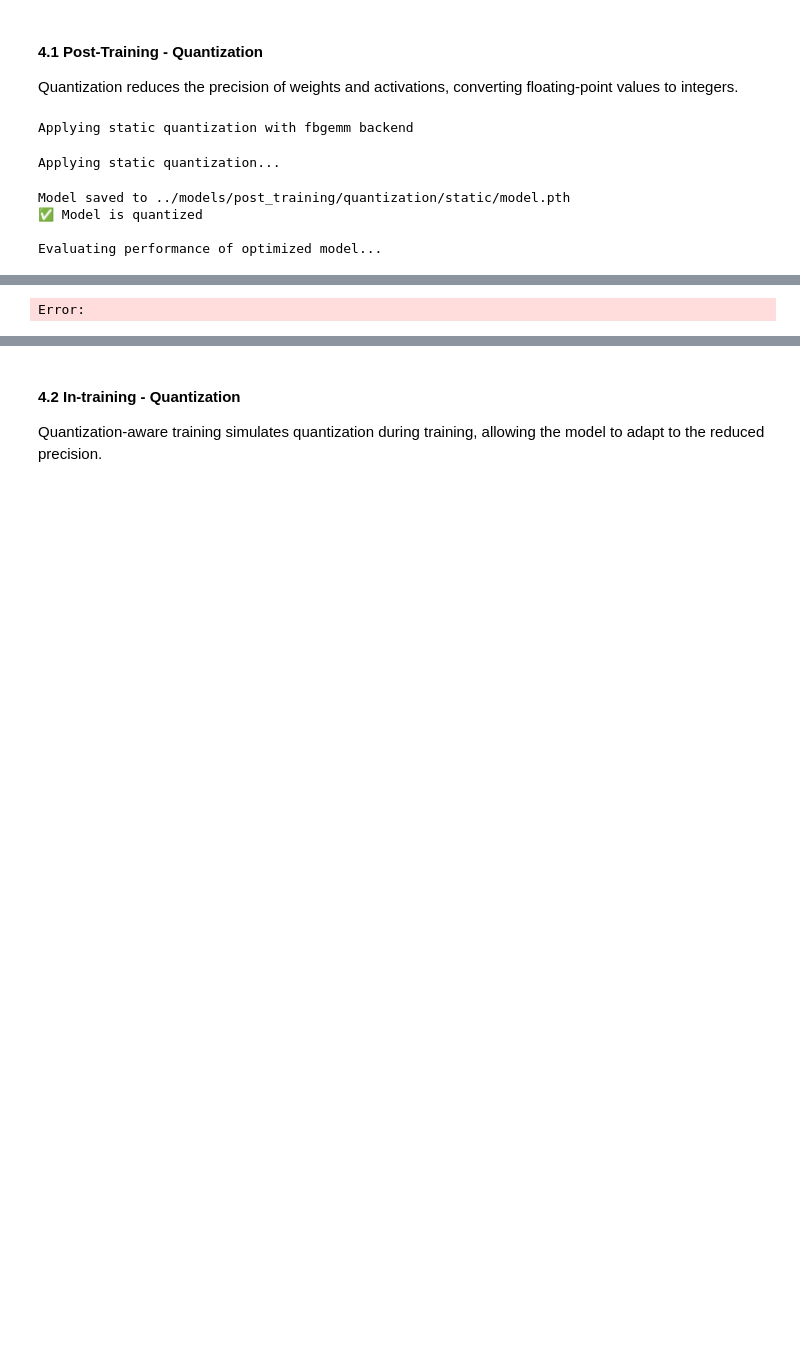
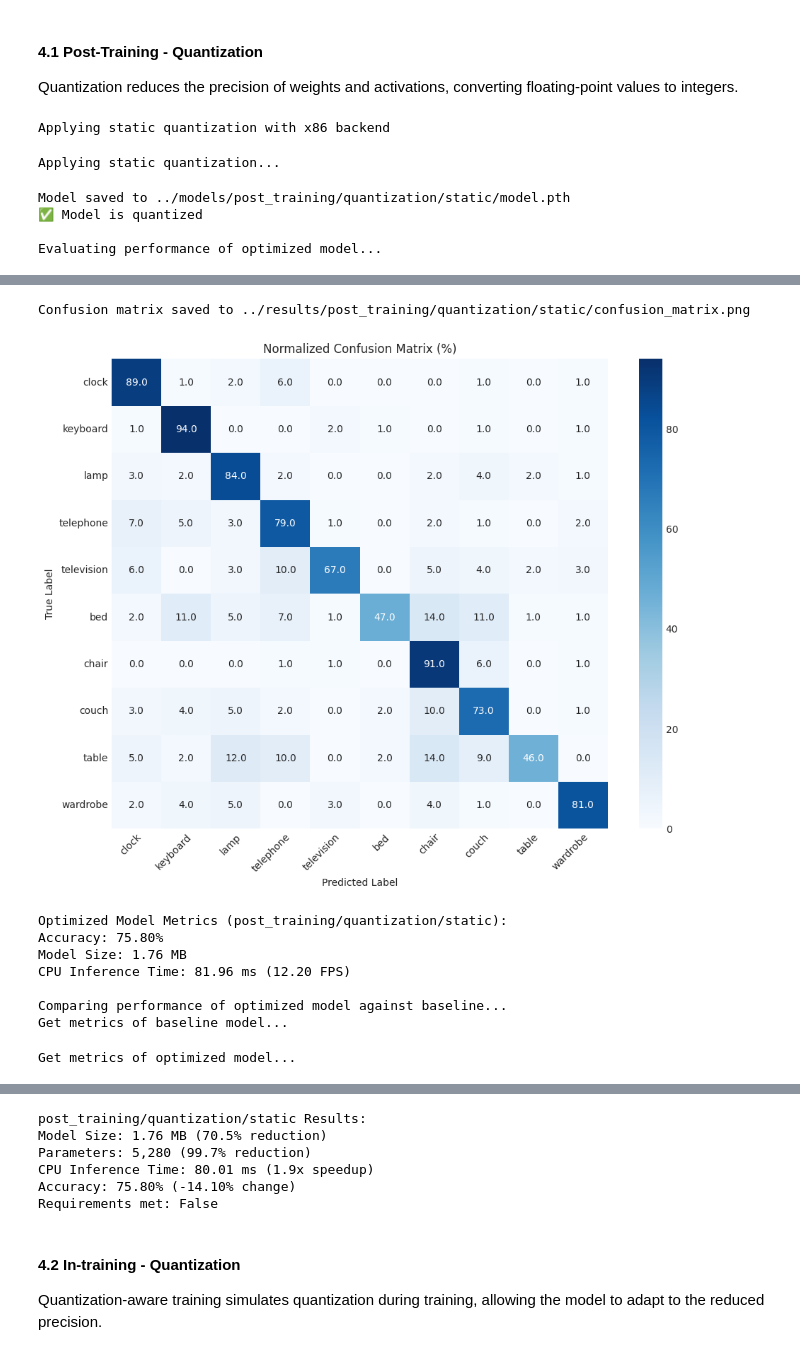
Before and after one commit to vrajkumar128/udacisense, a Jupyter notebook: notebooks/02_compression.ipynb, the cells around one changed output, grey strips where cells are left out. Drawn from its saved outputs; the diff is of its cells as text; code cells hidden in the pictures; blank space fills up the shorter version.

```diff
--- a/notebooks/02_compression.ipynb
+++ b/notebooks/02_compression.ipynb
@@ -303,13 +303,13 @@ def apply_post_training_quantization(quantization_type, backend, device):
 ## TODO: Experiment with different configurations
 ## Feel free to add more configuration parameters (and update the script in `compression/` folder accordingly)
 quantization_type = "static" # One of "dynamic" or "static"
-backend = "fbgemm"  # One of "fbgemm" or "qnnpack"
+backend = "x86"  # One of "fbgemm" or "qnnpack"
 device = torch.device("cpu")  # Define using torch.device()
 
 # Optimize and evaluate model
 quantized_model_static, quantized_comparison_results, experiment_name = apply_post_training_quantization(quantization_type, backend=backend, device=device)
 # %% [output]
-Applying static quantization with fbgemm backend
+Applying static quantization with x86 backend
 Applying static quantization...
 Model saved to ../models/post_training/quantization/static/model.pth
 ✅ Model is quantized
@@ -319 +320,10 @@ Error:
-Error:
+Confusion matrix saved to ../results/post_training/quantization/static/confusion_matrix.png
+[figure, added]
+Optimized Model Metrics (post_training/quantization/static):
+Accuracy: 75.80%
+Model Size: 1.76 MB
+CPU Inference Time: 81.96 ms (12.20 FPS)
+
+Comparing performance of optimized model against baseline...
+Get metrics of baseline model...
+Get metrics of optimized model...
@@ -320,3 +333,9 @@ Error:
+post_training/quantization/static Results:
+Model Size: 1.76 MB (70.5% reduction)
+Parameters: 5,280 (99.7% reduction)
+CPU Inference Time: 80.01 ms (1.9x speedup)
+Accuracy: 75.80% (-14.10% change)
+Requirements met: False
 # %% [markdown]
 #### 4.2 In-training - Quantization
 
```
Also changed, not shown: parts of 2 cells of this notebook.
